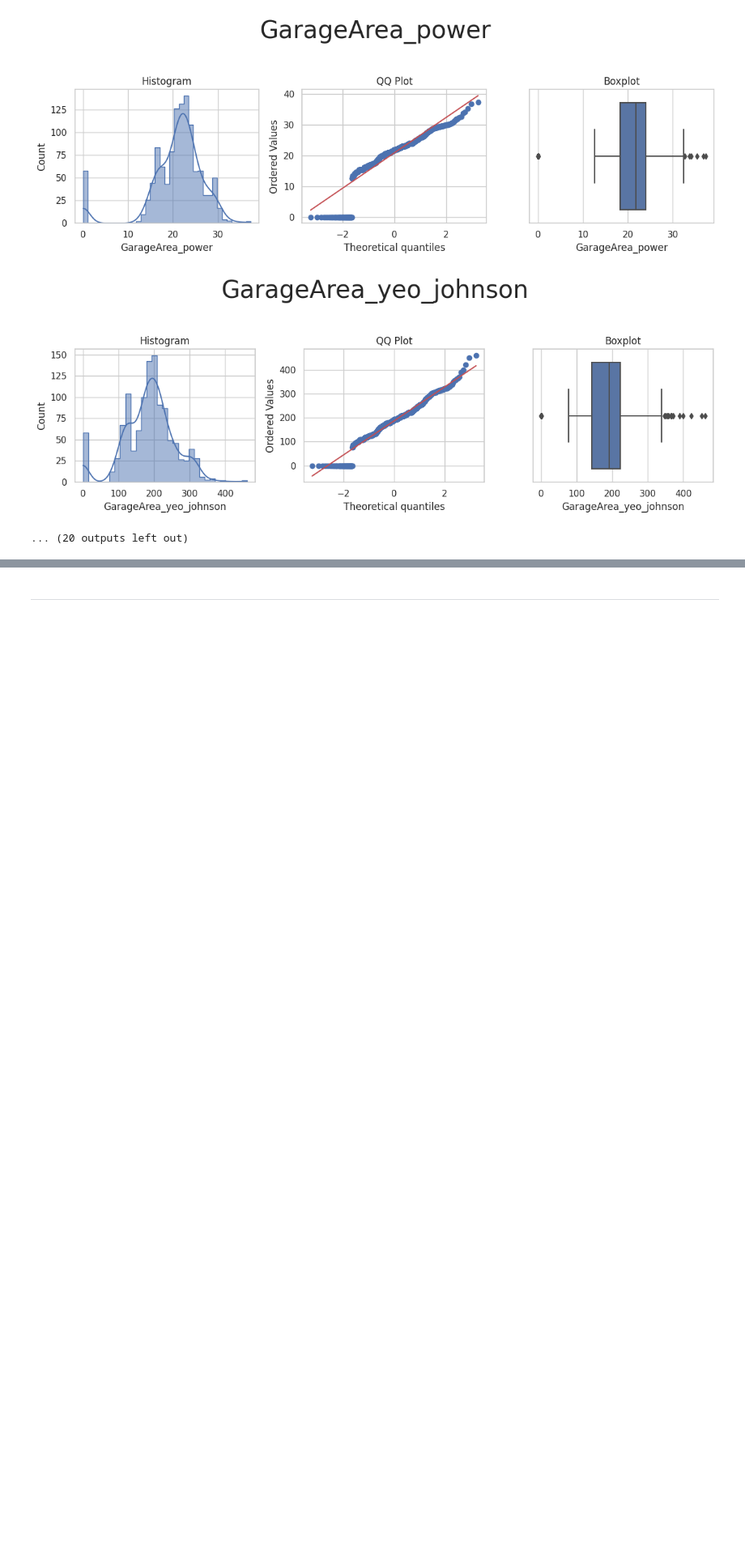
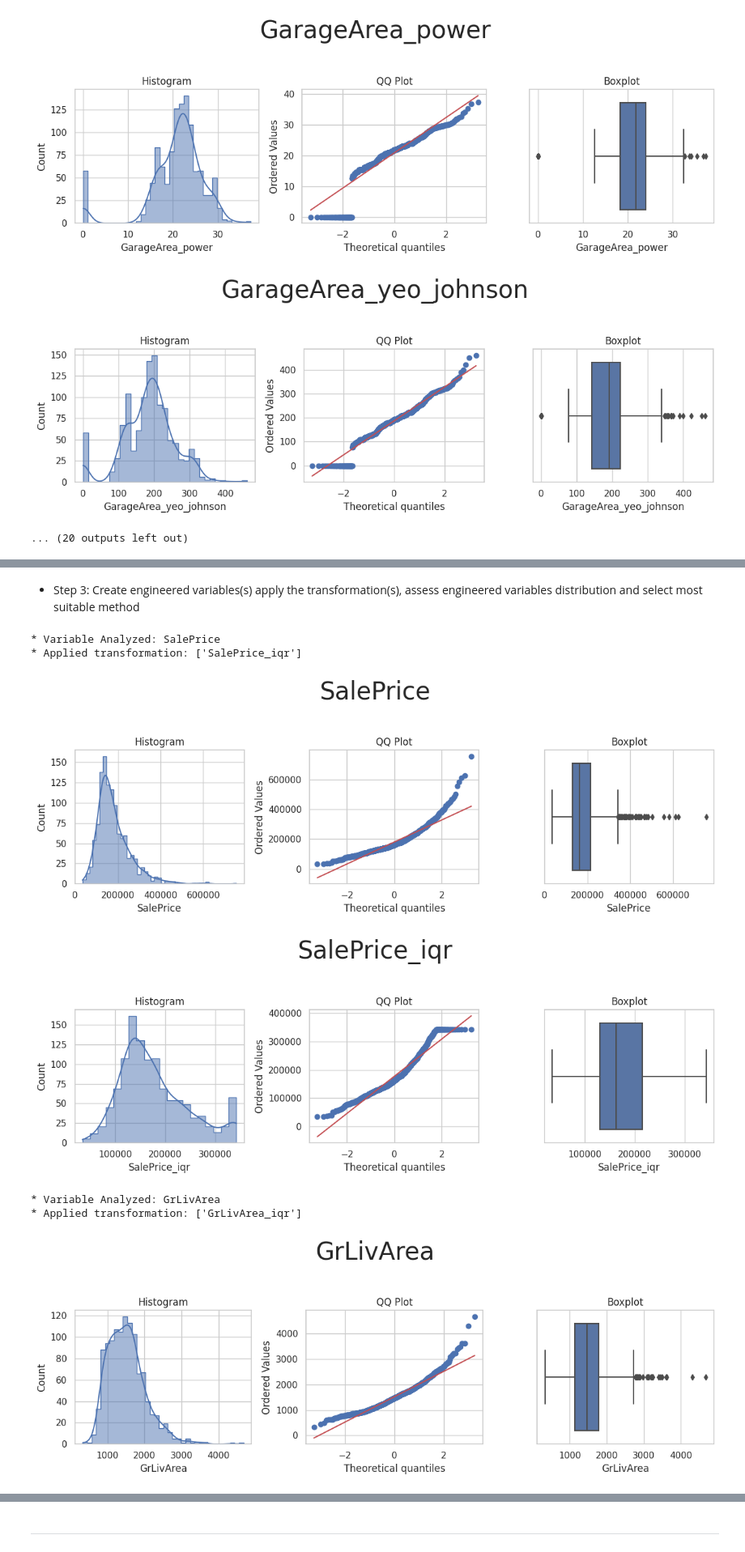
Before and after one commit to Code-Institute-Submissions/modonohoe-data-analytics-housing-project, a Jupyter notebook: jupyter_notebooks/04 - Feature Engineering.ipynb, the cells around one changed output, grey strips where cells are left out. Shown at 81% size. Cells and saved outputs as stored; diff of their text form; code cells hidden in the pictures; blank space fills up the shorter version.

Commit message:
ADD: conclusions for revised feature engineering

```diff
--- a/jupyter_notebooks/04 - Feature Engineering.ipynb
+++ b/jupyter_notebooks/04 - Feature Engineering.ipynb
@@ -515,0 +520,17 @@ Section 2 content
+# %%
+encoder = vt.LogTransformer(variables = [
+    '1stFlrSF',
+    'GrLivArea',
+    'LotArea', ])
+TrainSet = encoder.fit_transform(TrainSet)
+TestSet = encoder.transform(TestSet)
+
+print("Numerical encoding - log e transformation done!")
+# %%
+encoder = vt.PowerTransformer(variables = [
+    'GarageArea',
+    'TotalBsmtSF', ])
+TrainSet = encoder.fit_transform(TrainSet)
+TestSet = encoder.transform(TestSet)
+
+print("Numerical encoding - Power transformation done!")
@@ -515,0 +543,5 @@ Section 2 content
+# %%
+from feature_engine.outliers import Winsorizer
+
+variables_engineering = ['SalePrice', 'GrLivArea']
+variables_engineering
@@ -515,0 +552,3 @@ Section 2 content
+# %%
+df_engineering = TrainSet[variables_engineering].copy()
+df_engineering.head()
@@ -515,0 +562,12 @@ Section 2 content
+# %% [markdown]
+* Step 3: Create engineered variables(s) apply the transformation(s), assess engineered variables distribution and select most suitable method
+# %%
+df_engineering = FeatureEngineeringAnalysis(df=df_engineering, analysis_type='outlier_winsorizer')
+# %% [output]
+* Variable Analyzed: SalePrice
+* Applied transformation: ['SalePrice_iqr']
+[figure, added]
+[figure, added]
+* Variable Analyzed: GrLivArea
+* Applied transformation: ['GrLivArea_iqr']
+[figure, added]
```
Also changed, not shown: parts of 25 cells of this notebook.
